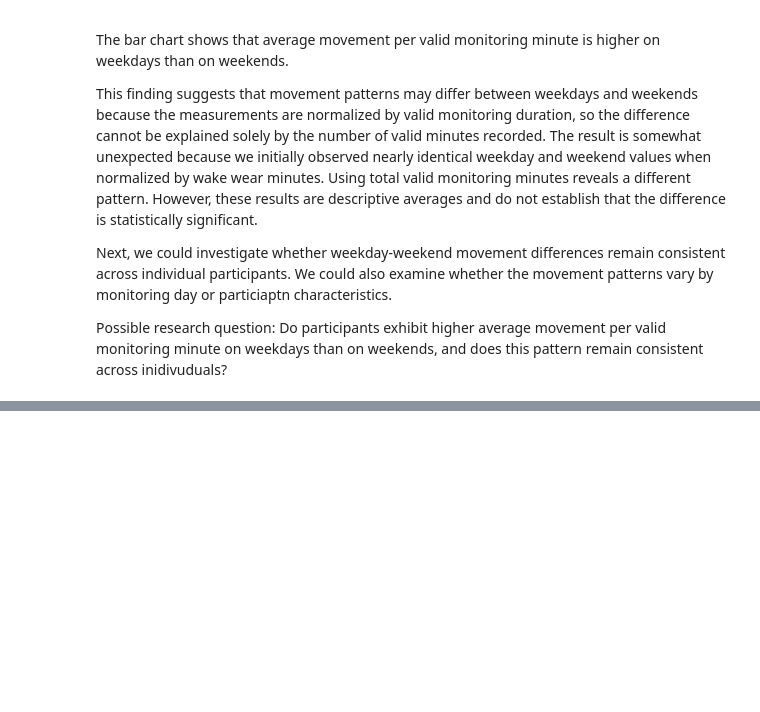
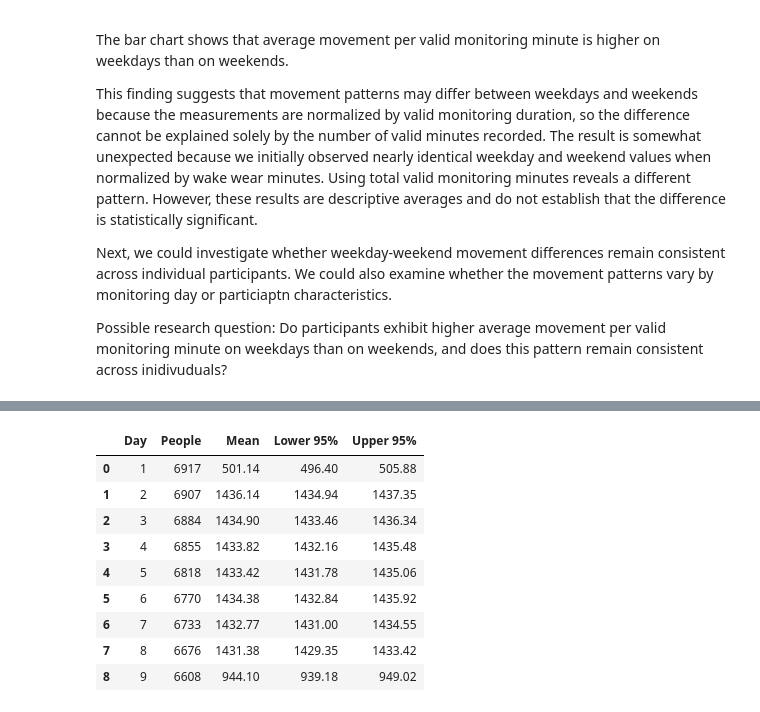
Before and after one commit to gcisne4/cs418-Fitness-Analytics, a Jupyter notebook: eda.ipynb, the cells around one changed output, grey strips where cells are left out. Cells and saved outputs as stored; diff of their text form; code cells hidden in the pictures; blank space fills up the shorter version.

```diff
--- a/eda.ipynb
+++ b/eda.ipynb
@@ -1027,0 +1172,100 @@ Do participants exhibit higher average movement per valid monitoring minute on w
+# %%
+from scipy.stats import t
+
+# calculate a mean and its approximate 95% confidence interval
+def interval(values):
+    values = values.dropna()
+    n = len(values)
+    mean = values.mean()
+    margin = t.ppf(0.975, n - 1) * values.sem()
+    return [n, mean, mean - margin, mean + margin]
+
+columns = ["People", "Mean", "Lower 95%", "Upper 95%"]
+
+# finding 1: recording coverage
+rows = []
+
+for day in range(1, 10):
+    minutes = nhanes.loc[
+        nhanes["PAXDAYD"] == day, "PAXVMD"
+    ]
+    rows.append([day] + interval(minutes))
+
+coverage_intervals = pd.DataFrame(
+    rows, columns=["Day"] + columns
+)
+display(coverage_intervals.round(2))
+
+# repeat the comparison using people with all nine days
+days_per_person = nhanes.groupby("SEQN")["PAXDAYD"].nunique()
+complete_ids = days_per_person[days_per_person == 9].index
+complete = nhanes[nhanes["SEQN"].isin(complete_ids)]
+
+print("Participants with all nine days:", len(complete_ids))
+display(
+    complete.groupby("PAXDAYD")["PAXVMD"].mean().round(2)
+)
+
+# finding 2: Fitbit weekday/weekend differences
+tables = [
+    fitbit,
+    fitbit[~nonwear],
+    fitbit[~nonwear & ~contradictory]
+]
+labels = [
+    "All days",
+    "Exclude suspected non-wear",
+    "Exclude both flags"
+]
+rows = []
+
+for i in range(3):
+    averages = tables[i].groupby(
+        ["Id", "DayType"]
+    )["TotalSteps"].mean()
+
+    pairs = averages.unstack().dropna(
+        subset=["Weekday", "Weekend"]
+    )
+    difference = pairs["Weekend"] - pairs["Weekday"]
+    rows.append([labels[i]] + interval(difference))
+
+fitbit_intervals = pd.DataFrame(
+    rows, columns=["Check"] + columns
+)
+display(fitbit_intervals.round(2))
+
+# finding 3: NHANES weekday/weekend differences
+tables = [
+    activity,
+    activity[activity["PAXVMD"] >= 1200]
+]
+labels = ["Days 2-8", "At least 1200 valid minutes"]
+rows = []
+
+for i in range(2):
+    averages = tables[i].groupby(
+        ["SEQN", "DayType"]
+    )["MovementPerValidMinute"].mean()
+
+    pairs = averages.unstack().dropna(
+        subset=["Weekday", "Weekend"]
+    )
+    difference = pairs["Weekday"] - pairs["Weekend"]
+    rows.append([labels[i]] + interval(difference))
+
+nhanes_intervals = pd.DataFrame(
+    rows, columns=["Check"] + columns
+)
+display(nhanes_intervals.round(3))
+# %% [output]
+|  | Day | People | Mean | Lower 95% | Upper 95% |
+| 0 | 1 | 6917 | 501.14 | 496.40 | 505.88 |
+| 1 | 2 | 6907 | 1436.14 | 1434.94 | 1437.35 |
+| 2 | 3 | 6884 | 1434.90 | 1433.46 | 1436.34 |
+| 3 | 4 | 6855 | 1433.82 | 1432.16 | 1435.48 |
+| 4 | 5 | 6818 | 1433.42 | 1431.78 | 1435.06 |
+| 5 | 6 | 6770 | 1434.38 | 1432.84 | 1435.92 |
+| 6 | 7 | 6733 | 1432.77 | 1431.00 | 1434.55 |
+| 7 | 8 | 6676 | 1431.38 | 1429.35 | 1433.42 |
+| 8 | 9 | 6608 | 944.10 | 939.18 | 949.02 |
```
Also changed, not shown: parts of 5 cells of this notebook, 3 other files.
